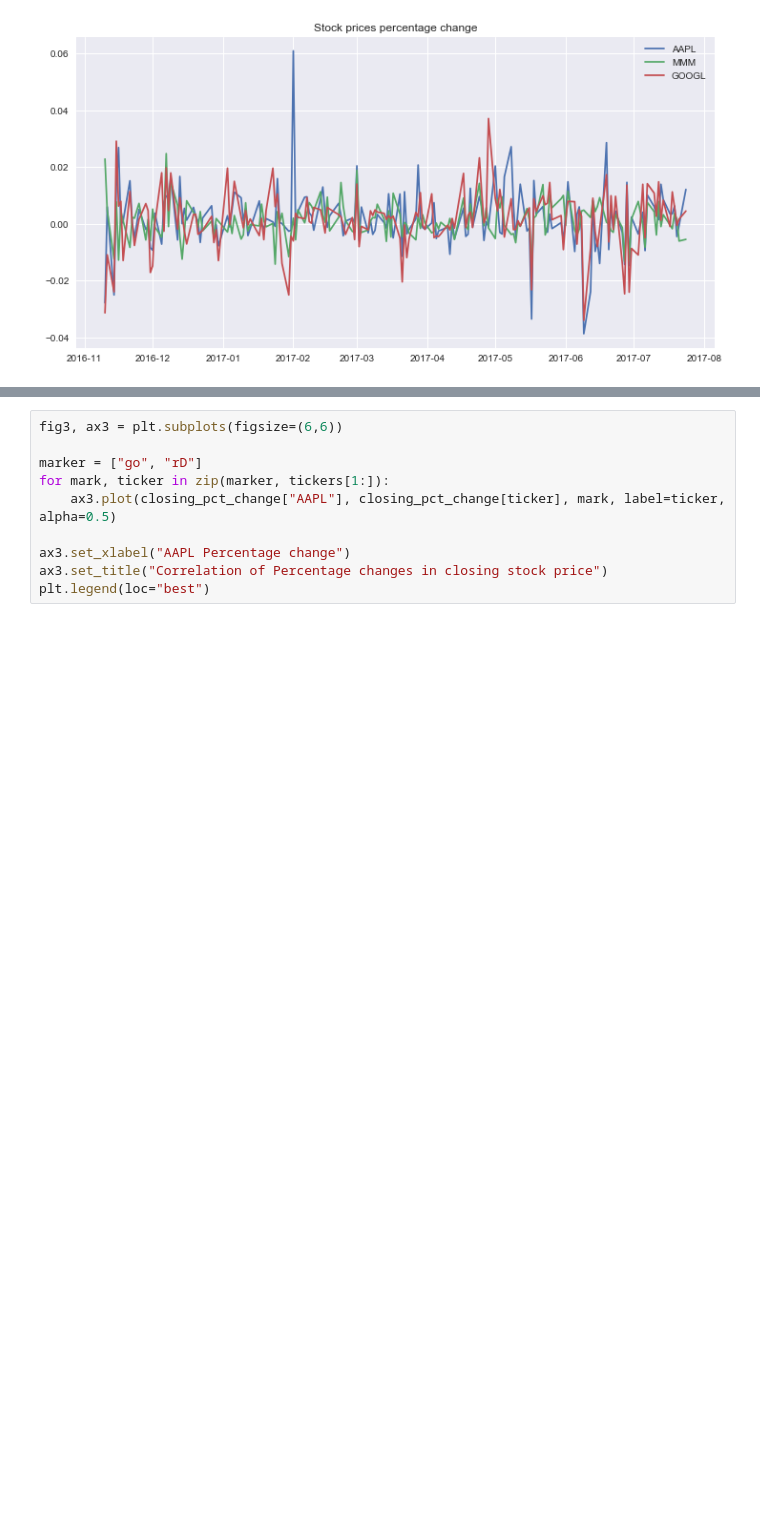
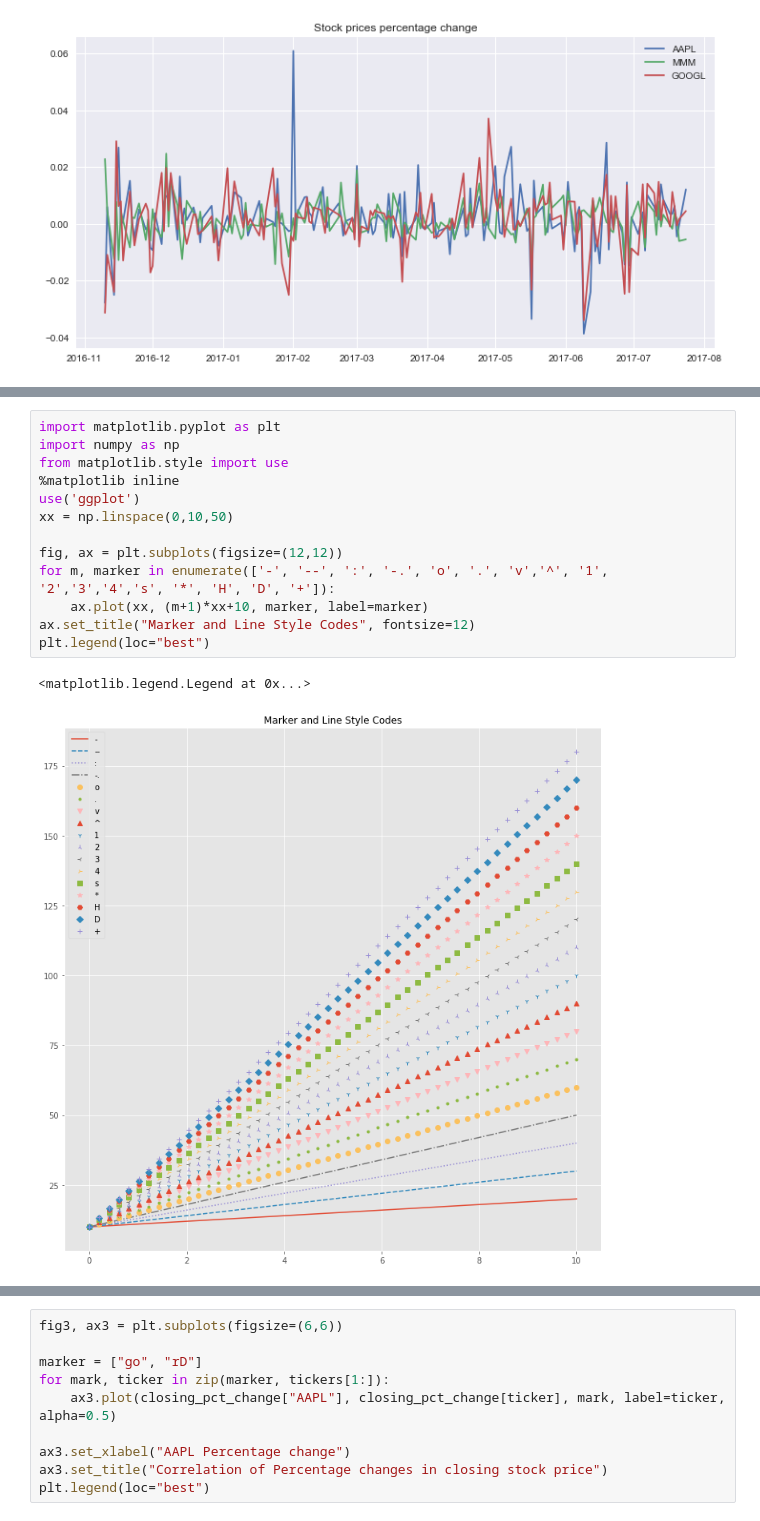
Before and after one commit to uliang/First-steps-with-the-Python-language, a Jupyter notebook: Unit3_1.ipynb, the cells around one changed output, grey strips where cells are left out. Cells and saved outputs as stored; diff of their text form; blank space fills up the shorter version.

```diff
--- a/Unit3_1.ipynb
+++ b/Unit3_1.ipynb
@@ -183,0 +211,16 @@ ax2.set_title("Stock prices percentage change")
+# %%
+import matplotlib.pyplot as plt
+import numpy as np
+from matplotlib.style import use
+%matplotlib inline
+use('ggplot')
+xx = np.linspace(0,10,50)
+
+fig, ax = plt.subplots(figsize=(12,12))
+for m, marker in enumerate(['-', '--', ':', '-.', 'o', '.', 'v','^', '1', '2','3','4','s', '*', 'H', 'D', '+']):
+    ax.plot(xx, (m+1)*xx+10, marker, label=marker)
+ax.set_title("Marker and Line Style Codes", fontsize=12)
+plt.legend(loc="best")
+# %% [output]
+<matplotlib.legend.Legend at 0x...>
+[figure, added]
```
Also changed, not shown: parts of 6 cells of this notebook.
